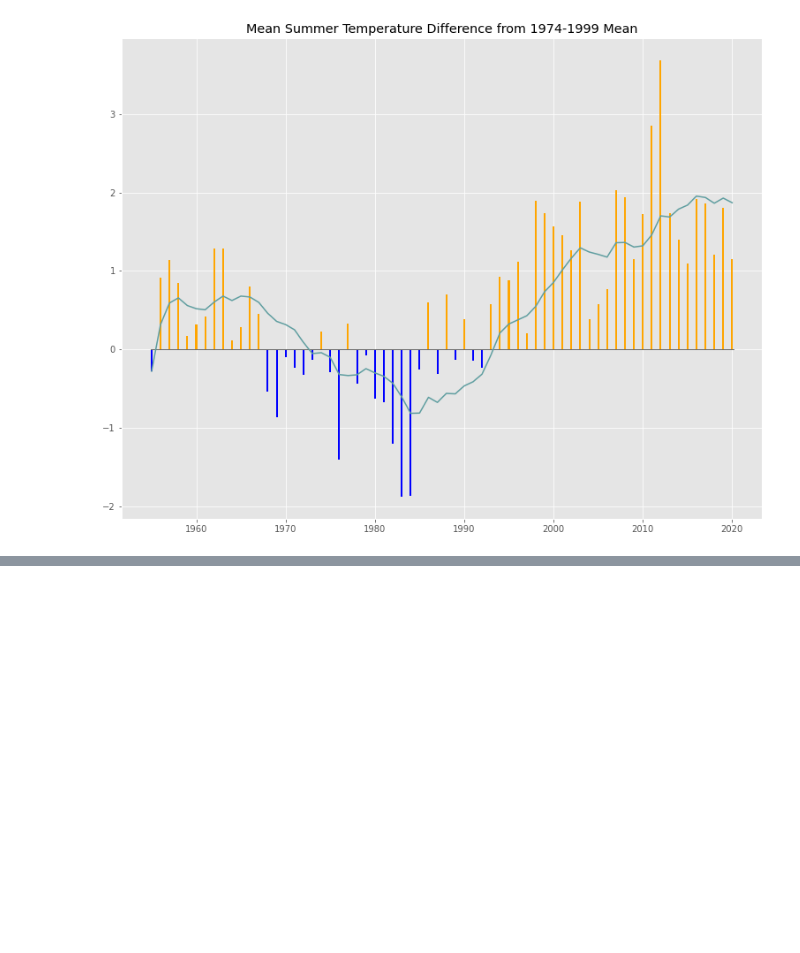
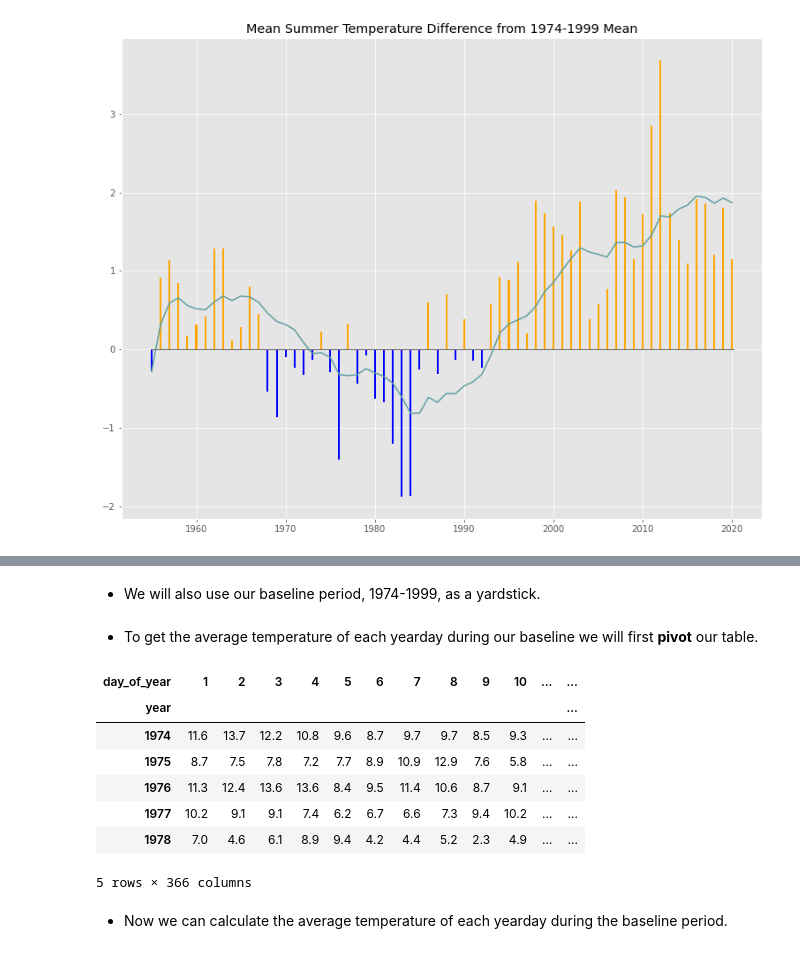
Before and after one commit to giorgossideris/athens_weather_analysis, a Jupyter notebook: weather_analysis.ipynb, the cells around one changed output, grey strips where cells are left out. Saved outputs shown, nothing was run; the diff lists cells and outputs as text; code cells hidden in the pictures; blank space fills up the shorter version.

```diff
--- a/weather_analysis.ipynb
+++ b/weather_analysis.ipynb
@@ -434,0 +479,3 @@ All the above observations can be explained by the increased human activity the
+# %%
+df["rolling_avg_temp"] = df["avg_temp"].rolling(30, min_periods=1).mean()
+df[1000:1005]
@@ -434,0 +491,3 @@ All the above observations can be explained by the increased human activity the
+# %%
+df["day_of_year"] = df["date"].dt.dayofyear
+df.head(5)
@@ -434,0 +526,2 @@ All the above observations can be explained by the increased human activity the
+# %% [markdown]
+* We will also use our baseline period, 1974-1999, as a yardstick.
@@ -434,0 +530,16 @@ All the above observations can be explained by the increased human activity the
+# %% [markdown]
+* To get the average temperature of each yearday during our baseline we will first **pivot** our table.
+# %%
+base_avg_temp = baseline_period.pivot(index="year", columns="day_of_year", values="avg_temp")
+base_avg_temp.head(5)
+# %% [output]
+| day_of_year | 1 | 2 | 3 | 4 | 5 | 6 | 7 | 8 | 9 | 10 | ... | ... |
+| year |  |  |  |  |  |  |  |  |  |  |  | ... |
+| 1974 | 11.6 | 13.7 | 12.2 | 10.8 | 9.6 | 8.7 | 9.7 | 9.7 | 8.5 | 9.3 | ... | ... |
+| 1975 | 8.7 | 7.5 | 7.8 | 7.2 | 7.7 | 8.9 | 10.9 | 12.9 | 7.6 | 5.8 | ... | ... |
+| 1976 | 11.3 | 12.4 | 13.6 | 13.6 | 8.4 | 9.5 | 11.4 | 10.6 | 8.7 | 9.1 | ... | ... |
+| 1977 | 10.2 | 9.1 | 9.1 | 7.4 | 6.2 | 6.7 | 6.6 | 7.3 | 9.4 | 10.2 | ... | ... |
+| 1978 | 7.0 | 4.6 | 6.1 | 8.9 | 9.4 | 4.2 | 4.4 | 5.2 | 2.3 | 4.9 | ... | ... |
+5 rows × 366 columns
+# %% [markdown]
+* Now we can calculate the average temperature of each yearday during the baseline period.
```
Also changed, not shown: parts of 23 cells of this notebook.
